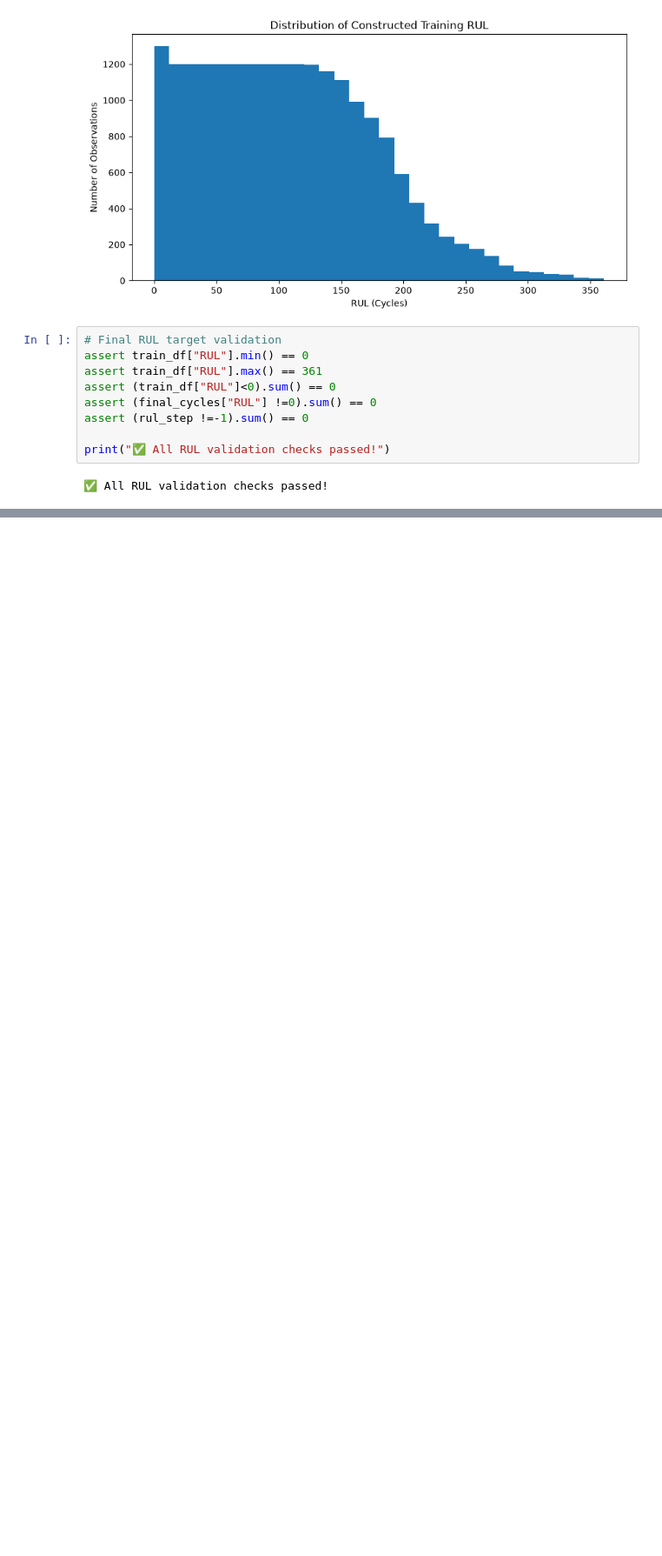
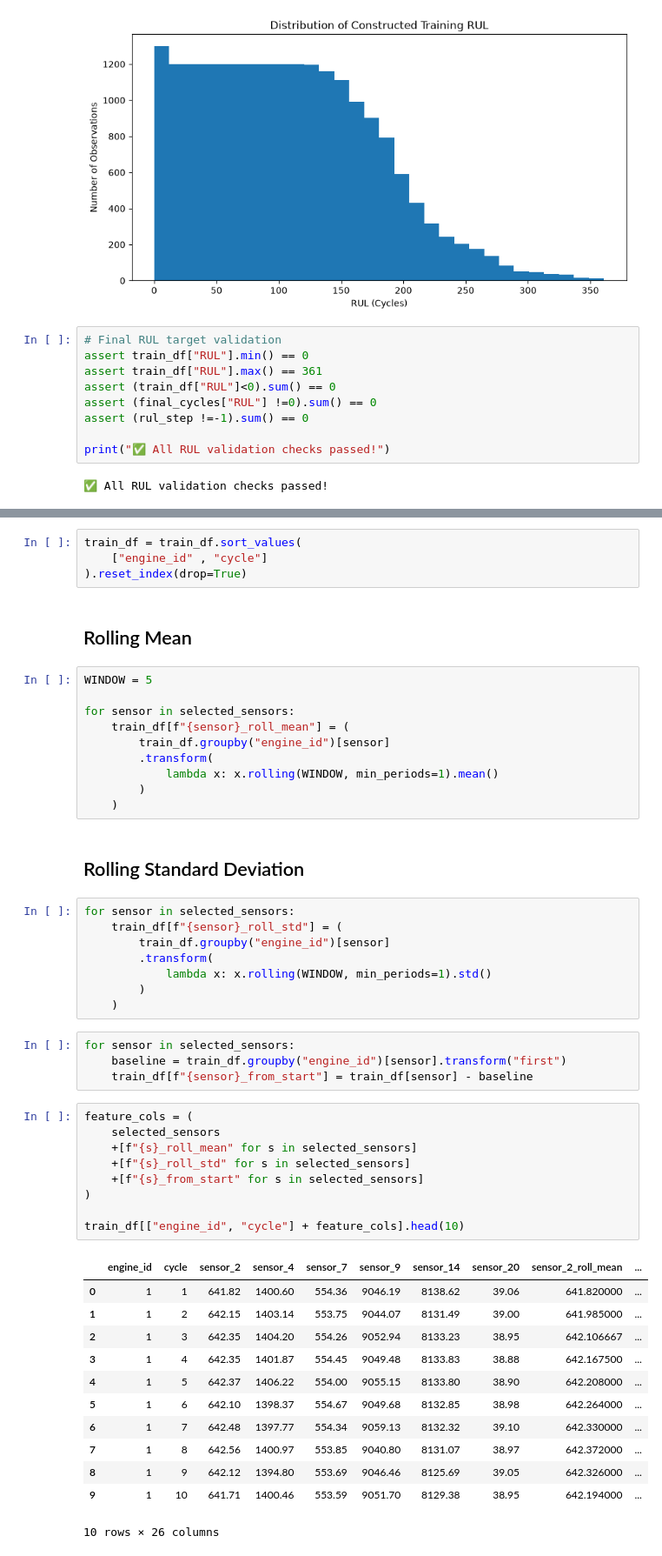
Before and after one commit to Bhav-creator452/predictive-maintenance-analyzer, a Jupyter notebook: notebooks/01_data_understanding.ipynb, the cells around one changed output, grey strips where cells are left out. Shown at 87% size. Drawn from its saved outputs; the diff is of its cells as text; blank space fills up the shorter version.

```diff
--- a/notebooks/01_data_understanding.ipynb
+++ b/notebooks/01_data_understanding.ipynb
@@ -543,0 +639,52 @@ print("✅ All RUL validation checks passed!")
+# %%
+train_df = train_df.sort_values(
+    ["engine_id" , "cycle"]
+).reset_index(drop=True)
+# %% [markdown]
+## Rolling Mean
+# %%
+WINDOW = 5
+
+for sensor in selected_sensors:
+    train_df[f"{sensor}_roll_mean"] = (
+        train_df.groupby("engine_id")[sensor]
+        .transform(
+            lambda x: x.rolling(WINDOW, min_periods=1).mean()
+        )
+    )
+# %% [markdown]
+## Rolling Standard Deviation
+# %%
+for sensor in selected_sensors:
+    train_df[f"{sensor}_roll_std"] = (
+        train_df.groupby("engine_id")[sensor]
+        .transform(
+            lambda x: x.rolling(WINDOW, min_periods=1).std()
+        )
+    )
+# %%
+for sensor in selected_sensors:
+    baseline = train_df.groupby("engine_id")[sensor].transform("first")
+    train_df[f"{sensor}_from_start"] = train_df[sensor] - baseline
+# %%
+feature_cols = (
+    selected_sensors
+    +[f"{s}_roll_mean" for s in selected_sensors]
+    +[f"{s}_roll_std" for s in selected_sensors]
+    +[f"{s}_from_start" for s in selected_sensors]
+)
+
+train_df[["engine_id", "cycle"] + feature_cols].head(10)
+# %% [output]
+|  | engine_id | cycle | sensor_2 | sensor_4 | sensor_7 | sensor_9 | sensor_14 | sensor_20 | sensor_2_roll_mean | ... |
+| 0 | 1 | 1 | 641.82 | 1400.60 | 554.36 | 9046.19 | 8138.62 | 39.06 | 641.820000 | ... |
+| 1 | 1 | 2 | 642.15 | 1403.14 | 553.75 | 9044.07 | 8131.49 | 39.00 | 641.985000 | ... |
+| 2 | 1 | 3 | 642.35 | 1404.20 | 554.26 | 9052.94 | 8133.23 | 38.95 | 642.106667 | ... |
+| 3 | 1 | 4 | 642.35 | 1401.87 | 554.45 | 9049.48 | 8133.83 | 38.88 | 642.167500 | ... |
+| 4 | 1 | 5 | 642.37 | 1406.22 | 554.00 | 9055.15 | 8133.80 | 38.90 | 642.208000 | ... |
+| 5 | 1 | 6 | 642.10 | 1398.37 | 554.67 | 9049.68 | 8132.85 | 38.98 | 642.264000 | ... |
+| 6 | 1 | 7 | 642.48 | 1397.77 | 554.34 | 9059.13 | 8132.32 | 39.10 | 642.330000 | ... |
+| 7 | 1 | 8 | 642.56 | 1400.97 | 553.85 | 9040.80 | 8131.07 | 38.97 | 642.372000 | ... |
+| 8 | 1 | 9 | 642.12 | 1394.80 | 553.69 | 9046.46 | 8125.69 | 39.05 | 642.326000 | ... |
+| 9 | 1 | 10 | 641.71 | 1400.46 | 553.59 | 9051.70 | 8129.38 | 38.95 | 642.194000 | ... |
+10 rows × 26 columns
```
Also changed, not shown: parts of 22 cells of this notebook, 1 other file.
